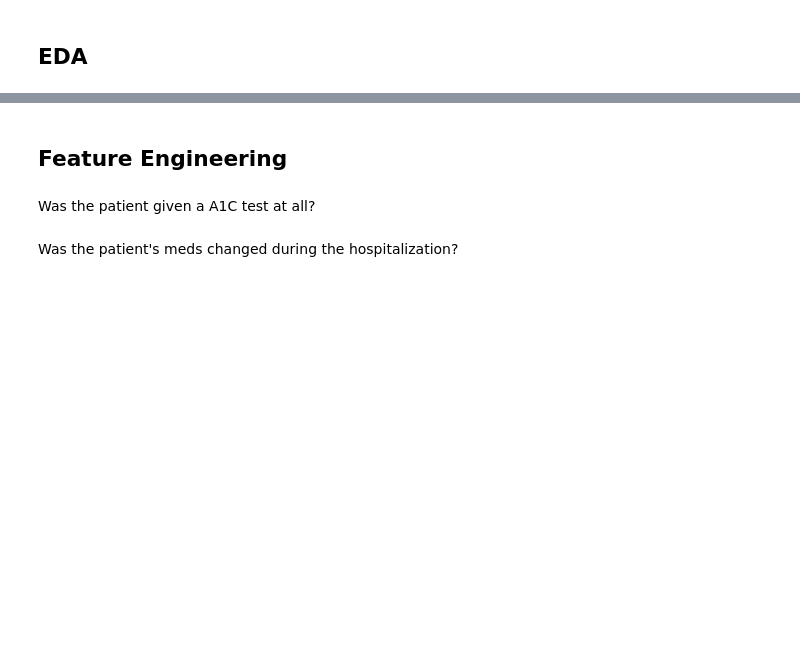
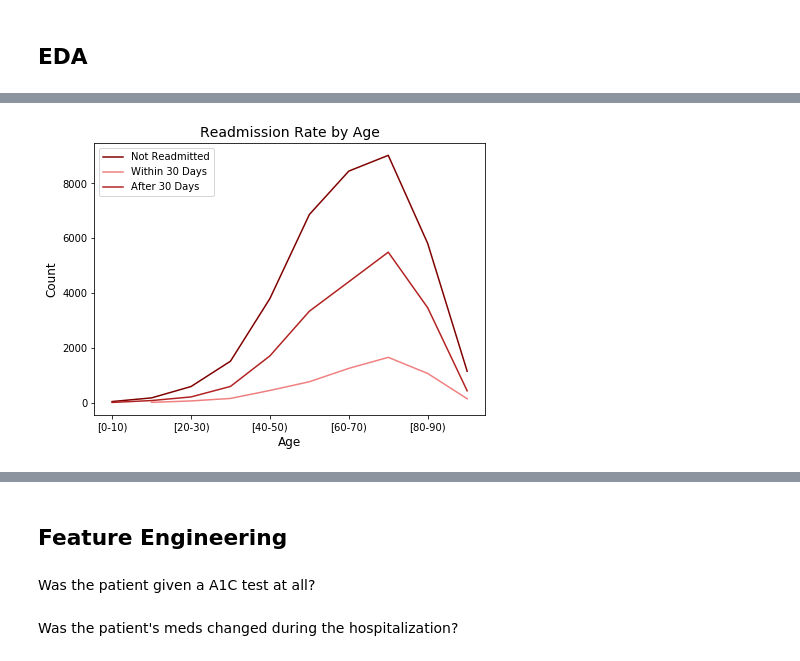
Before and after one commit to ArenCarpenter/Diabetes_Hospitalizations, a Jupyter notebook: Diabetes_Hospitalizations.ipynb, the cells around one changed output, grey strips where cells are left out. Saved outputs shown, nothing was run; the diff lists cells and outputs as text; code cells hidden in the pictures; blank space fills up the shorter version.

```diff
--- a/Diabetes_Hospitalizations.ipynb
+++ b/Diabetes_Hospitalizations.ipynb
@@ -61,0 +86,11 @@ df.time_in_hospital.plot(kind='hist')
+# %%
+age_prct = pd.DataFrame(df.groupby(by = 'age')['readmitted'].value_counts())
+# %%
+age_prct.unstack().plot(kind='line', color=['maroon', 'lightcoral', 'firebrick'], figsize=(7,5))
+plt.xlabel('Age', fontsize=12)
+plt.ylabel('Count',fontsize=12)
+plt.title('Readmission Rate by Age', fontsize=14)
+plt.legend(['Not Readmitted', 'Within 30 Days', 'After 30 Days'])
+# plt.savefig('Readmit_vs_age.png')
+# %% [output]
+[figure, added]
```
Also changed, not shown: parts of 62 cells of this notebook, 3 other files.
